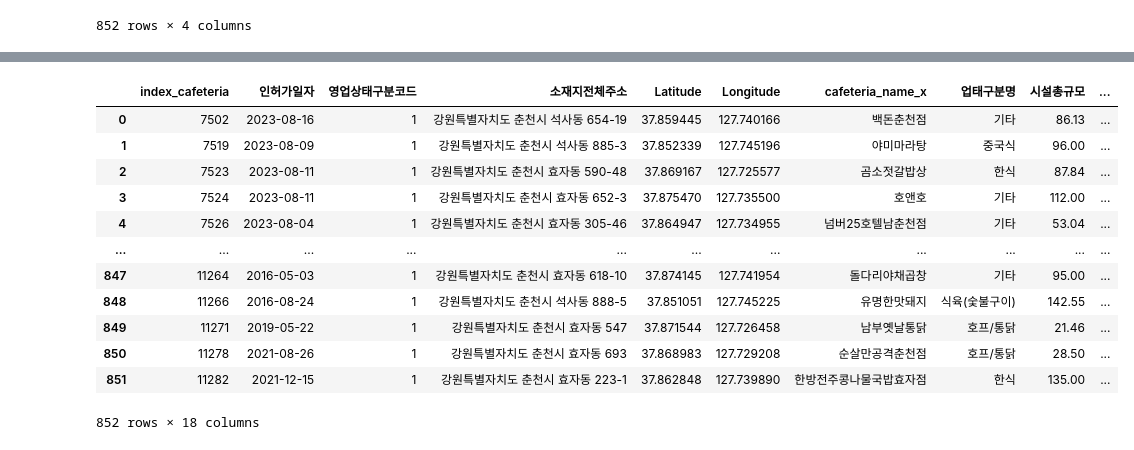
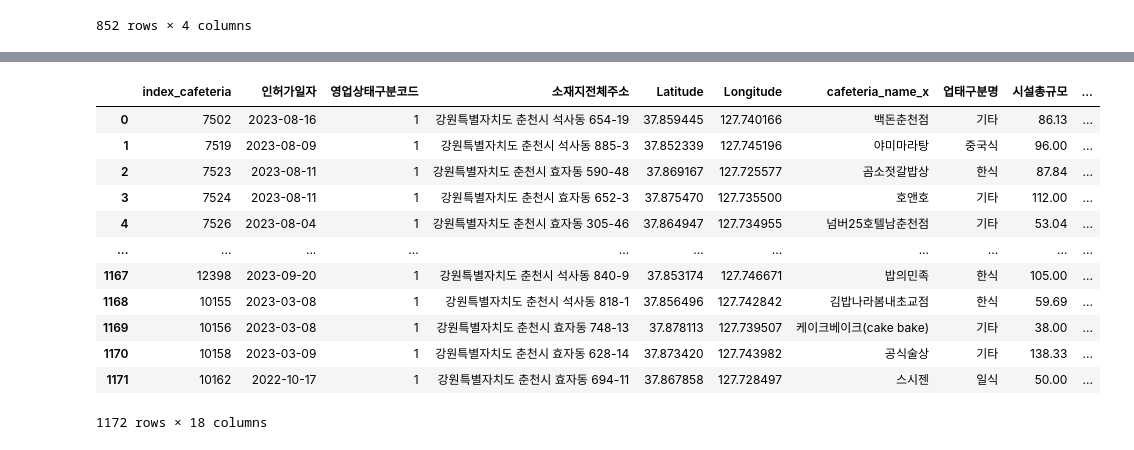
Before and after one commit to ChunCheonChuCheon/DATA, a Jupyter notebook: src/dataMerger.ipynb, the cells around one changed output, grey strips where cells are left out. Drawn from its saved outputs; the diff is of its cells as text; code cells hidden in the pictures.

```diff
--- a/src/dataMerger.ipynb
+++ b/src/dataMerger.ipynb
@@ -71,22 +98,22 @@ df_org.rename(columns={'사업장명': 'cafeteria_name'}, inplace=True)
 # %%
 # df_org과 cleaned_grouped를 합침(이떄 합치는 기준은 index_cafeteria)
 
-df_merged = pd.merge(df_org, cleaned_grouped, on='index_cafeteria')
+df_merged = pd.merge(df_org, cleaned_grouped, on='index_cafeteria', how='left')
 df_merged
 # %% [output]
 |  | index_cafeteria | 인허가일자 | 영업상태구분코드 | 소재지전체주소 | Latitude | Longitude | cafeteria_name_x | 업태구분명 | 시설총규모 | ... |
 | 0 | 7502 | 2023-08-16 | 1 | 강원특별자치도 춘천시 석사동 654-19 | 37.859445 | 127.740166 | 백돈춘천점 | 기타 | 86.13 | ... |
 | 1 | 7519 | 2023-08-09 | 1 | 강원특별자치도 춘천시 석사동 885-3 | 37.852339 | 127.745196 | 야미마라탕 | 중국식 | 96.00 | ... |
 | 2 | 7523 | 2023-08-11 | 1 | 강원특별자치도 춘천시 효자동 590-48 | 37.869167 | 127.725577 | 곰소젓갈밥상 | 한식 | 87.84 | ... |
 | 3 | 7524 | 2023-08-11 | 1 | 강원특별자치도 춘천시 효자동 652-3 | 37.875470 | 127.735500 | 호앤호 | 기타 | 112.00 | ... |
 | 4 | 7526 | 2023-08-04 | 1 | 강원특별자치도 춘천시 효자동 305-46 | 37.864947 | 127.734955 | 넘버25호텔남춘천점 | 기타 | 53.04 | ... |
 | ... | ... | ... | ... | ... | ... | ... | ... | ... | ... | ... |
-| 847 | 11264 | 2016-05-03 | 1 | 강원특별자치도 춘천시 효자동 618-10 | 37.874145 | 127.741954 | 돌다리야채곱창 | 기타 | 95.00 | ... |
-| 848 | 11266 | 2016-08-24 | 1 | 강원특별자치도 춘천시 석사동 888-5 | 37.851051 | 127.745225 | 유명한맛돼지 | 식육(숯불구이) | 142.55 | ... |
-| 849 | 11271 | 2019-05-22 | 1 | 강원특별자치도 춘천시 효자동 547 | 37.871544 | 127.726458 | 남부옛날통닭 | 호프/통닭 | 21.46 | ... |
-| 850 | 11278 | 2021-08-26 | 1 | 강원특별자치도 춘천시 효자동 693 | 37.868983 | 127.729208 | 순살만공격춘천점 | 호프/통닭 | 28.50 | ... |
-| 851 | 11282 | 2021-12-15 | 1 | 강원특별자치도 춘천시 효자동 223-1 | 37.862848 | 127.739890 | 한방전주콩나물국밥효자점 | 한식 | 135.00 | ... |
+| 1167 | 12398 | 2023-09-20 | 1 | 강원특별자치도 춘천시 석사동 840-9 | 37.853174 | 127.746671 | 밥의민족 | 한식 | 105.00 | ... |
+| 1168 | 10155 | 2023-03-08 | 1 | 강원특별자치도 춘천시 석사동 818-1 | 37.856496 | 127.742842 | 김밥나라봄내초교점 | 한식 | 59.69 | ... |
+| 1169 | 10156 | 2023-03-08 | 1 | 강원특별자치도 춘천시 효자동 748-13 | 37.878113 | 127.739507 | 케이크베이크(cake bake) | 기타 | 38.00 | ... |
+| 1170 | 10158 | 2023-03-09 | 1 | 강원특별자치도 춘천시 효자동 628-14 | 37.873420 | 127.743982 | 공식술상 | 기타 | 138.33 | ... |
+| 1171 | 10162 | 2022-10-17 | 1 | 강원특별자치도 춘천시 효자동 694-11 | 37.867858 | 127.728497 | 스시젠 | 일식 | 50.00 | ... |
-852 rows × 18 columns
+1172 rows × 18 columns
 # %%
 # 모든행을 기준으로 cafeteria_name_x와 cafeteria_name_y가 같은지 비교
 df_merged['cafeteria_name_x'] == df_merged['cafeteria_name_y']
```
Also changed, not shown: parts of 5 cells of this notebook, 1 other file.
